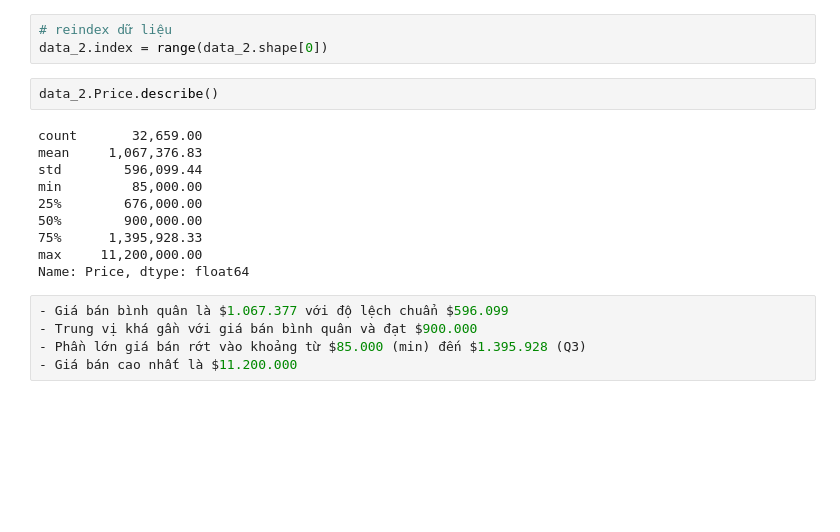
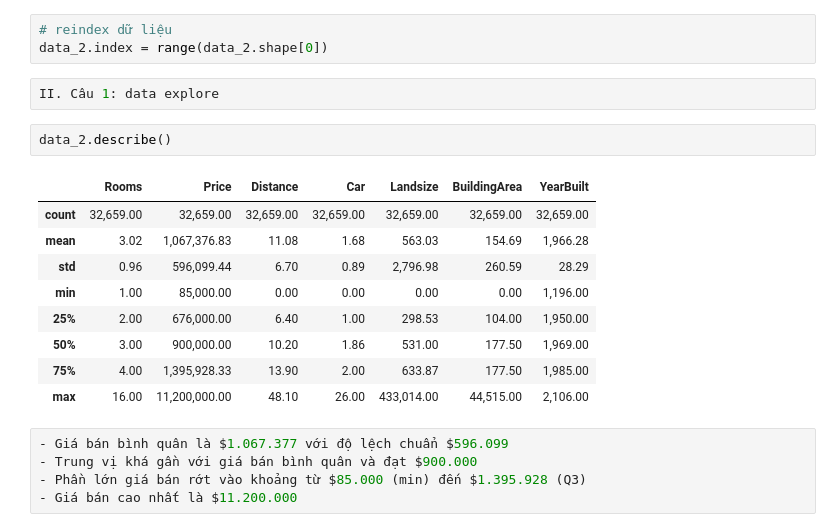
Before and after one commit to mdphap/Assignment-04, a Jupyter notebook: Assignment 04.ipynb, the cells around one changed output. Saved outputs shown, nothing was run; the diff lists cells and outputs as text; blank space fills up the shorter version.

```diff
--- a/Assignment 04.ipynb
+++ b/Assignment 04.ipynb
@@ -283,18 +254,20 @@ data_2 = data_2.dropna()
 # %%
 # reindex dữ liệu
 data_2.index = range(data_2.shape[0])
+# %%
+II. Câu 1: data explore
 # %%
-data_2.Price.describe()
+data_2.describe()
 # %% [output]
-count       32,659.00
-mean     1,067,376.83
-std        596,099.44
-min         85,000.00
-25%        676,000.00
-50%        900,000.00
-75%      1,395,928.33
-max     11,200,000.00
-Name: Price, dtype: float64
+|  | Rooms | Price | Distance | Car | Landsize | BuildingArea | YearBuilt |
+| count | 32,659.00 | 32,659.00 | 32,659.00 | 32,659.00 | 32,659.00 | 32,659.00 | 32,659.00 |
+| mean | 3.02 | 1,067,376.83 | 11.08 | 1.68 | 563.03 | 154.69 | 1,966.28 |
+| std | 0.96 | 596,099.44 | 6.70 | 0.89 | 2,796.98 | 260.59 | 28.29 |
+| min | 1.00 | 85,000.00 | 0.00 | 0.00 | 0.00 | 0.00 | 1,196.00 |
+| 25% | 2.00 | 676,000.00 | 6.40 | 1.00 | 298.53 | 104.00 | 1,950.00 |
+| 50% | 3.00 | 900,000.00 | 10.20 | 1.86 | 531.00 | 177.50 | 1,969.00 |
+| 75% | 4.00 | 1,395,928.33 | 13.90 | 2.00 | 633.87 | 177.50 | 1,985.00 |
+| max | 16.00 | 11,200,000.00 | 48.10 | 26.00 | 433,014.00 | 44,515.00 | 2,106.00 |
 # %%
 - Giá bán bình quân là $1.067.377 với độ lệch chuẩn $596.099
 - Trung vị khá gần với giá bán bình quân và đạt $900.000
```
Also changed, not shown: parts of 45 cells of this notebook.
